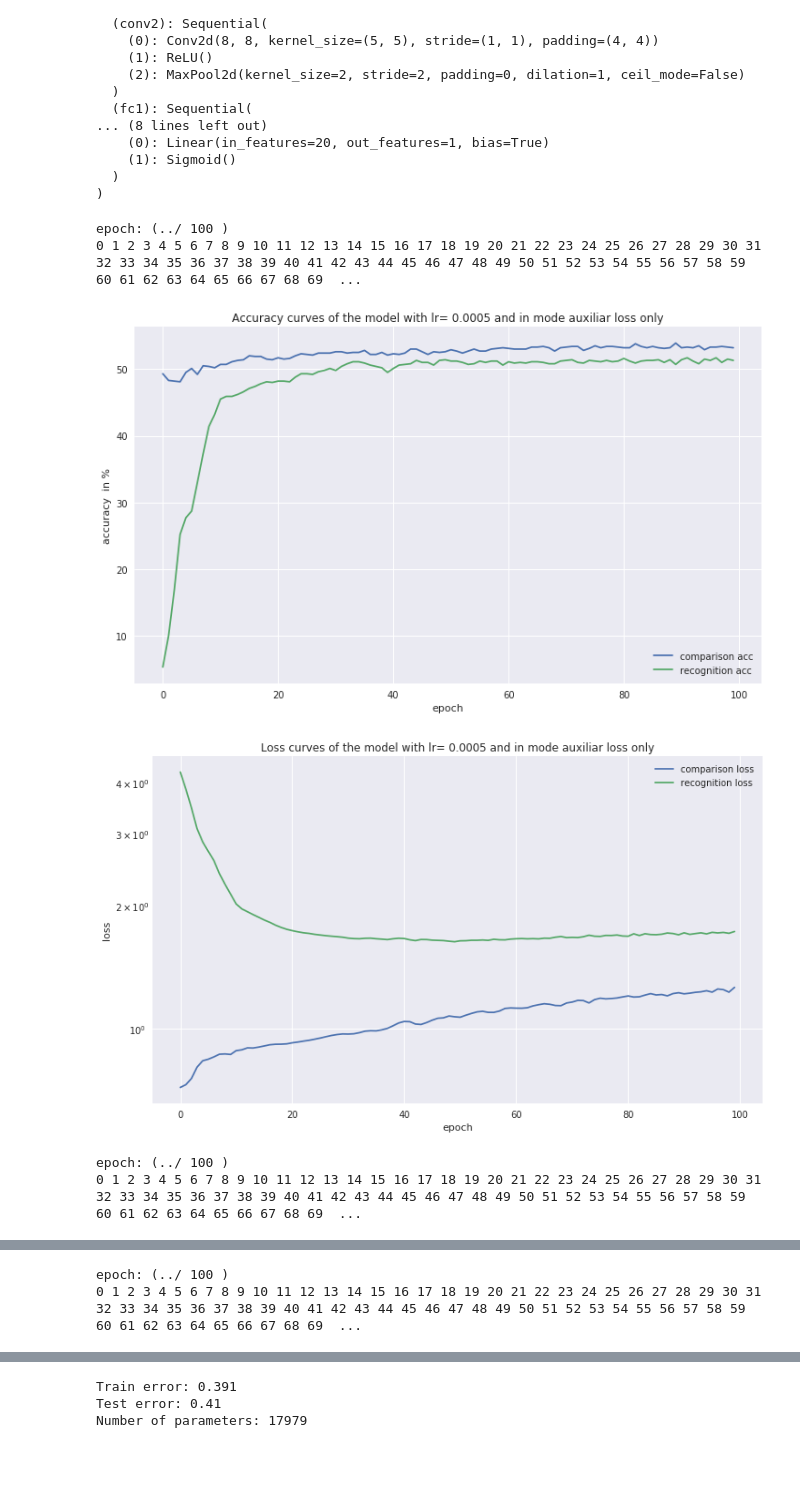
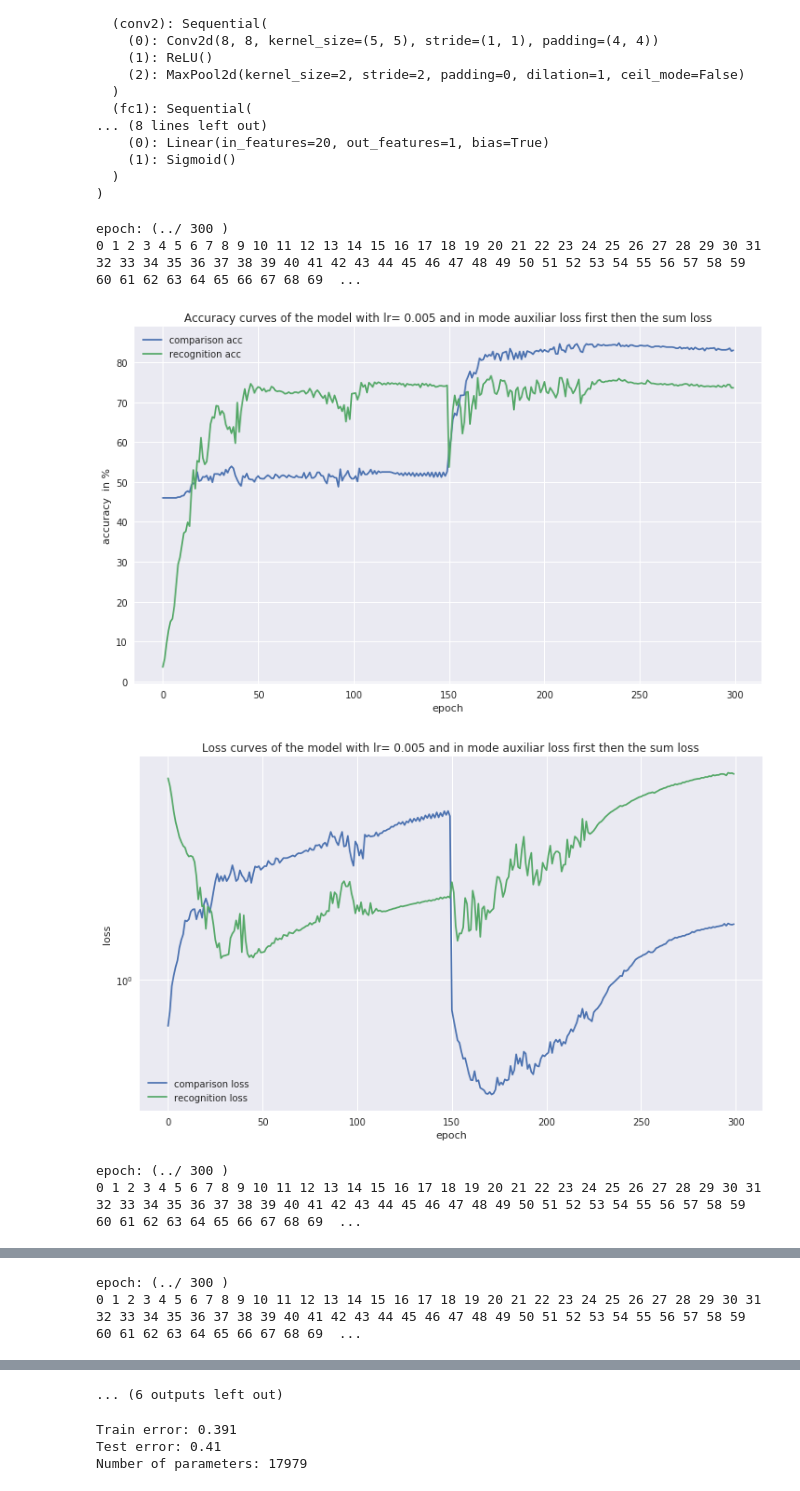
Before and after one commit to girotomas/Deep_Learning_Project, a Jupyter notebook: Project1 Final/Project1_Final.ipynb, the cells around one changed output, grey strips where cells are left out. Saved outputs shown, nothing was run; the diff lists cells and outputs as text; code cells hidden in the pictures; blank space fills up the shorter version.

```diff
--- a/Project1 Final/Project1_Final.ipynb
+++ b/Project1 Final/Project1_Final.ipynb
@@ -172,7 +172,7 @@ CNN(
 )
 # %%
 # Training of the model
-modes = ['auxiliar loss only', 'no auxiliar loss', 'auxiliar and normal loss', 'auxiliar loss first then normal loss' ]
+modes = ['auxiliar loss only', 'no auxiliar loss', 'auxiliar and normal loss', 'auxiliar loss first then normal loss', 'auxiliar loss first then the sum loss' ]
 data = {}
 
 
@@ -198,11 +198,14 @@ def run(mode):
     if mode == 'auxiliar loss first then normal loss':
         loss_function = lambda main_loss, aux_loss, epoch: aux_loss    if ( epoch < epochs /2) else main_loss
 
+    if mode == 'auxiliar loss first then the sum loss':
+        loss_function = lambda main_loss, aux_loss, epoch: aux_loss    if ( epoch < epochs /2) else main_loss + aux_loss
 
 
-    eta= 0.0005
+
+    eta= 0.005
     mini_batch_size = 100
-    epochs = 100
+    epochs = 300
 
     model = CNN()
     criterion_aux = nn.CrossEntropyLoss() # criterion for digit recognition
@@ -278,35 +281,36 @@ def run(mode):
     plt.title('Accuracy curves of the model with lr= '+str(eta)
                +' and in mode '+mode)
 
 
     plt.plot(d['comparison acc'], label='comparison acc')
     plt.plot(d['recognition acc'], label='recognition acc')
     plt.legend()
     plt.xlabel('epoch')
     plt.ylabel('accuracy  in %')
     plt.show()
 
     # plotting loss
     plt.figure(figsize=(12,7))
 
     plt.title('Loss curves of the model with lr= '+str(eta)
                +' and in mode '+mode)
 
 
     plt.plot(d['comparison loss'], label='comparison loss')
     plt.plot(d['recognition loss'], label='recognition loss')
     plt.legend()
     plt.xlabel('epoch')
     plt.ylabel('loss')
     plt.yscale('log')
     plt.show()
 
+run('auxiliar loss first then the sum loss')
 for mode in modes:
     run(mode)
 # %% [output]
-epoch: (../ 100 )
+epoch: (../ 300 )
 0 1 2 3 4 5 6 7 8 9 10 11 12 13 14 15 16 17 18 19 20 21 22 23 24 25 26 27 28 29 30 31 32 33 34 35 36 37 38 39 40 41 42 43 44 45 46 47 48 49 50 51 52 53 54 55 56 57 58 59 60 61 62 63 64 65 66 67 68 69  ...
-[figure, old version]
+[figure, new version]
-[figure, old version]
+[figure, new version]
-epoch: (../ 100 )
+epoch: (../ 300 )
 0 1 2 3 4 5 6 7 8 9 10 11 12 13 14 15 16 17 18 19 20 21 22 23 24 25 26 27 28 29 30 31 32 33 34 35 36 37 38 39 40 41 42 43 44 45 46 47 48 49 50 51 52 53 54 55 56 57 58 59 60 61 62 63 64 65 66 67 68 69  ...
@@ -315,2 +319,2 @@ epoch: (../ 100 )
-epoch: (../ 100 )
+epoch: (../ 300 )
 0 1 2 3 4 5 6 7 8 9 10 11 12 13 14 15 16 17 18 19 20 21 22 23 24 25 26 27 28 29 30 31 32 33 34 35 36 37 38 39 40 41 42 43 44 45 46 47 48 49 50 51 52 53 54 55 56 57 58 59 60 61 62 63 64 65 66 67 68 69  ...
@@ -323,3 +327,4 @@ epoch: (../ 100 )
+... (6 outputs left out)
 # %%
 train_e, train_pred = errorr(model, train_input, train_target, mini_batch_size)
 
```
Also changed, not shown: parts of 1 cell of this notebook.
